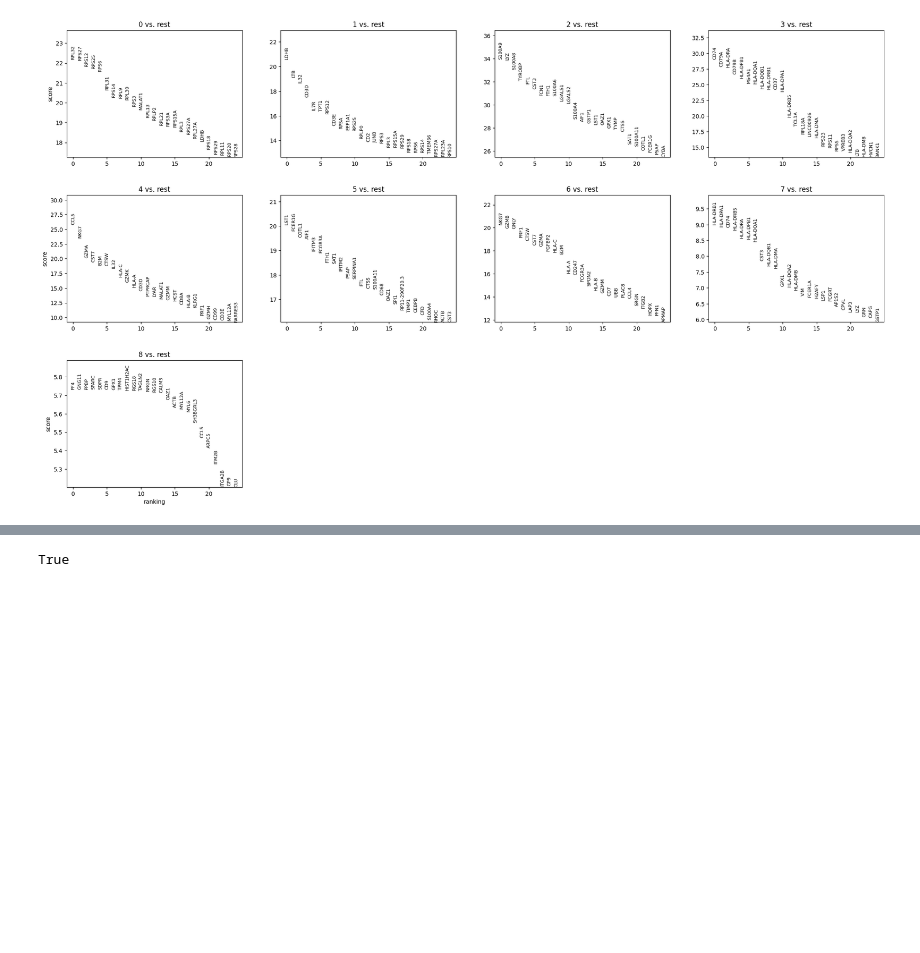
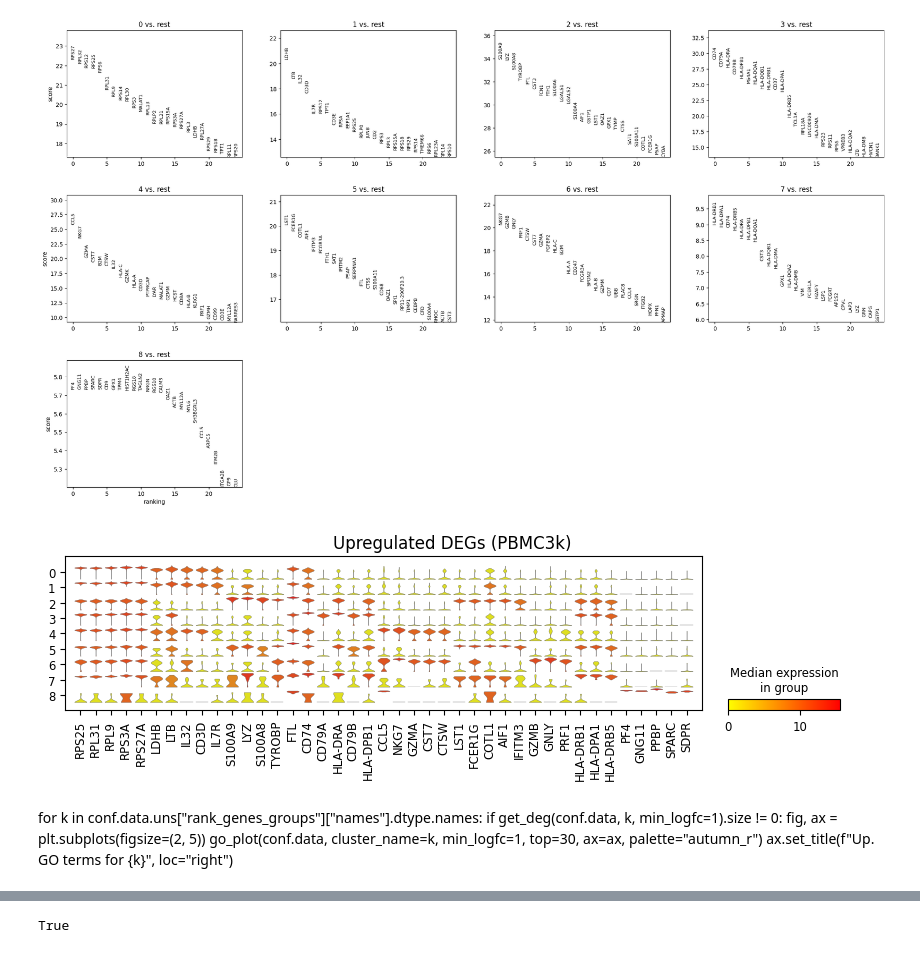
Before and after one commit to yo-aka-gene/grnet, a Jupyter notebook: docs/notebooks/pbmc3k_viz.ipynb, the cells around one changed output, grey strips where cells are left out. Saved outputs shown, nothing was run; the diff lists cells and outputs as text; code cells hidden in the pictures; blank space fills up the shorter version.

```diff
--- a/docs/notebooks/pbmc3k_viz.ipynb
+++ b/docs/notebooks/pbmc3k_viz.ipynb
@@ -20,9 +22,11 @@ ModuleNotFoundError: No module named 'mygene'
 # %%
 class Config(NamedTuple):
     data: ad.AnnData = sc.read_h5ad("/home/jovyan/data/pbmc3k.h5ad")
-    export: str = "/home/jovyan/output"
+    export: str = "/home/jovyan/output/pbmc3k"
+    dsname: str = "PBMC3k"
 
 conf = Config()
+os.makedirs(conf.export, exist_ok=True)
 # %%
 sc.pp.filter_cells(conf.data, min_genes=200)
 sc.pp.filter_genes(conf.data, min_cells=3)
@@ -159,3 +120,26 @@ sc.tl.rank_genes_groups(conf.data, "leiden", method='wilcoxon')
 sc.pl.rank_genes_groups(conf.data, n_genes=25, sharey=False)
 # %% [output]
 [figure]
+# %%
+n = 5
+
+fig, ax = plt.subplots(figsize=(10, 2))
+sc.pl.stacked_violin(
+    conf.data, top_degs(conf.data, n, min_logfc=1),
+    groupby="leiden", cmap="autumn_r",
+    ax=ax, show=False, figsize=(10, 2)
+)
+ax.set_title(f"Upregulated DEGs ({conf.dsname})")
+
+fig.savefig(
+    f"{conf.export}/sigup_violin.png",
+    **kwarg_savefig
+)
+# %% [output]
+[figure, added]
+# %% [markdown]
+for k in conf.data.uns["rank_genes_groups"]["names"].dtype.names:
+    if get_deg(conf.data, k, min_logfc=1).size != 0:
+        fig, ax = plt.subplots(figsize=(2, 5))
+        go_plot(conf.data, cluster_name=k, min_logfc=1, top=30, ax=ax, palette="autumn_r")
+        ax.set_title(f"Up. GO terms for {k}", loc="right")
```
Also changed, not shown: parts of 25 cells of this notebook.
